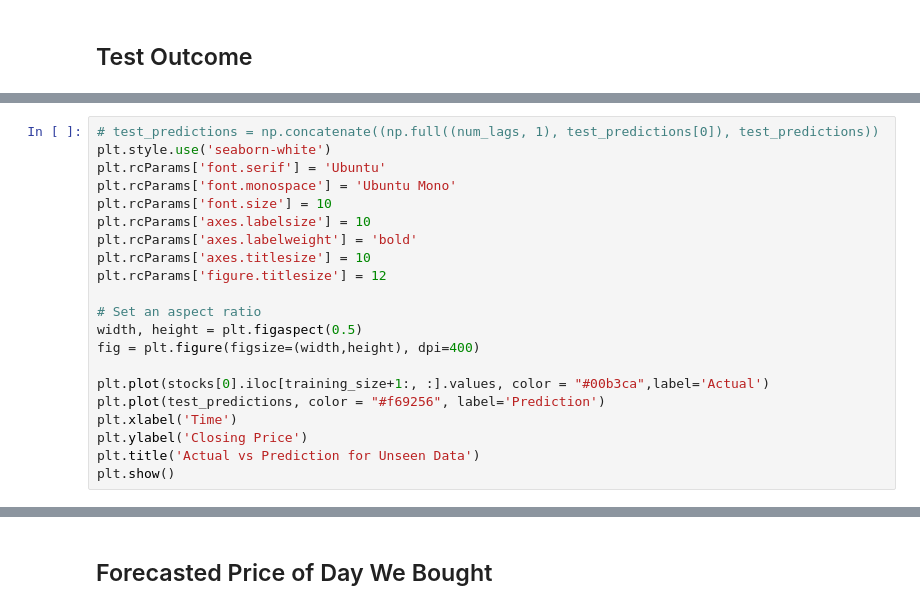
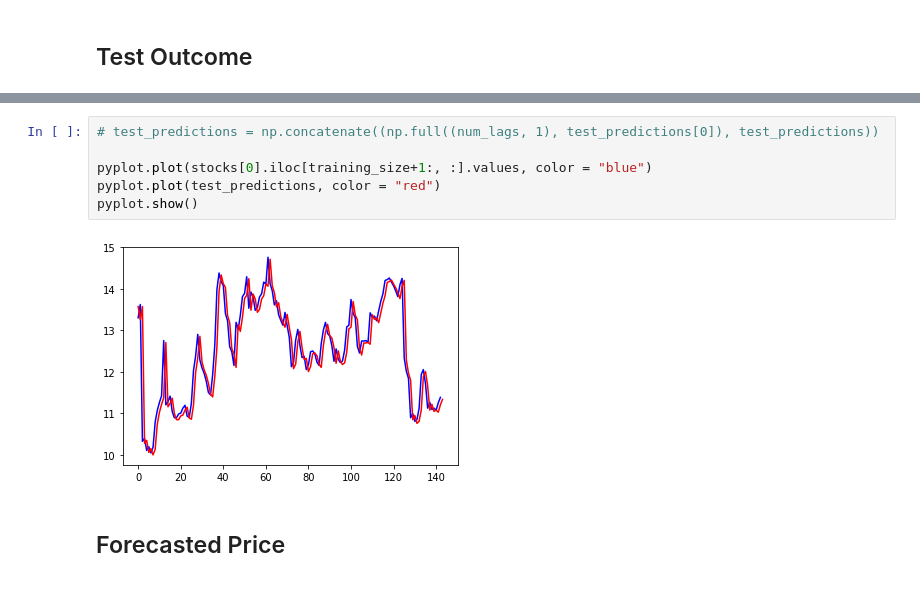
Before and after one commit to rachaeltay/LSTM-Stocks-Prediction, a Jupyter notebook: AMD.ipynb, the cells around one changed output, grey strips where cells are left out. Drawn from its saved outputs; the diff is of its cells as text.

```diff
--- a/AMD.ipynb
+++ b/AMD.ipynb
@@ -218,21 +196,0 @@ Test RMSE: 0.8965
-# %%
-# test_predictions = np.concatenate((np.full((num_lags, 1), test_predictions[0]), test_predictions))
-plt.style.use('seaborn-white')
-plt.rcParams['font.serif'] = 'Ubuntu'
-plt.rcParams['font.monospace'] = 'Ubuntu Mono'
-plt.rcParams['font.size'] = 10
-plt.rcParams['axes.labelsize'] = 10
-plt.rcParams['axes.labelweight'] = 'bold'
-plt.rcParams['axes.titlesize'] = 10
-plt.rcParams['figure.titlesize'] = 12
-
-# Set an aspect ratio
-width, height = plt.figaspect(0.5)
-fig = plt.figure(figsize=(width,height), dpi=400)
-
-plt.plot(stocks[0].iloc[training_size+1:, :].values, color = "#00b3ca",label='Actual')
-plt.plot(test_predictions, color = "#f69256", label='Prediction')
-plt.xlabel('Time')
-plt.ylabel('Closing Price')
-plt.title('Actual vs Prediction for Unseen Data')
-plt.show()
@@ -241,4 +197,12 @@ plt.show()
+# %%
+# test_predictions = np.concatenate((np.full((num_lags, 1), test_predictions[0]), test_predictions))
+
+pyplot.plot(stocks[0].iloc[training_size+1:, :].values, color = "blue")
+pyplot.plot(test_predictions, color = "red")
+pyplot.show()
+# %% [output]
+[figure, added]
 # %% [markdown]
-## Forecasted Price of Day We Bought
+## Forecasted Price
 # %%
 test_predictions[-1][0]
```
Also changed, not shown: parts of 10 cells of this notebook, 3 other files.
